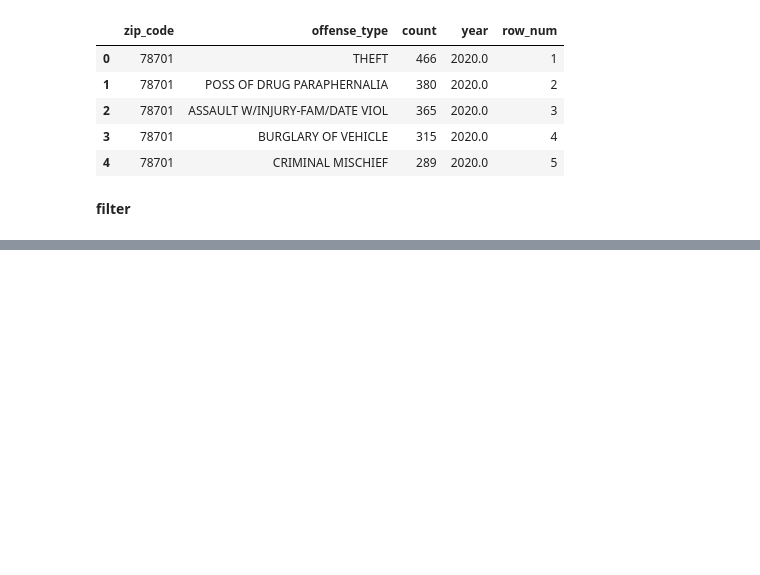
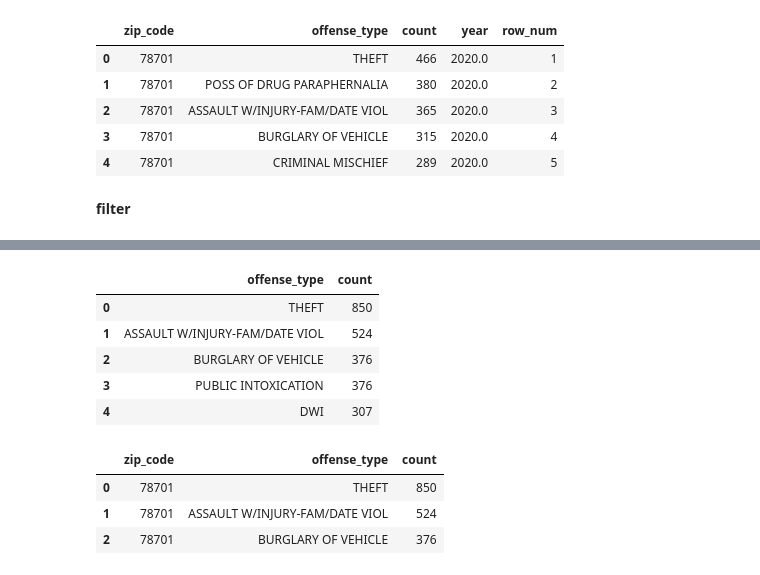
Before and after one commit to DonnieData/austin_crime_EDA, a Jupyter notebook: crime_data_EDA.ipynb, the cells around one changed output, grey strips where cells are left out. Cells and saved outputs as stored; diff of their text form; code cells hidden in the pictures; blank space fills up the shorter version.

```diff
--- a/crime_data_EDA.ipynb
+++ b/crime_data_EDA.ipynb
@@ -1278,0 +1288,17 @@ cat_zip_20.head()
+# %%
+cat_zip_18[['offense_type','count']].head()
+# %% [output]
+|  | offense_type | count |
+| 0 | THEFT | 850 |
+| 1 | ASSAULT W/INJURY-FAM/DATE VIOL | 524 |
+| 2 | BURGLARY OF VEHICLE | 376 |
+| 3 | PUBLIC INTOXICATION | 376 |
+| 4 | DWI | 307 |
+# %%
+samp = cat_zip_18[['zip_code','offense_type','count']].loc[0:10].copy()
+samp.loc[0:2]
+# %% [output]
+|  | zip_code | offense_type | count |
+| 0 | 78701 | THEFT | 850 |
+| 1 | 78701 | ASSAULT W/INJURY-FAM/DATE VIOL | 524 |
+| 2 | 78701 | BURGLARY OF VEHICLE | 376 |
```
Also changed, not shown: parts of 17 cells of this notebook.
